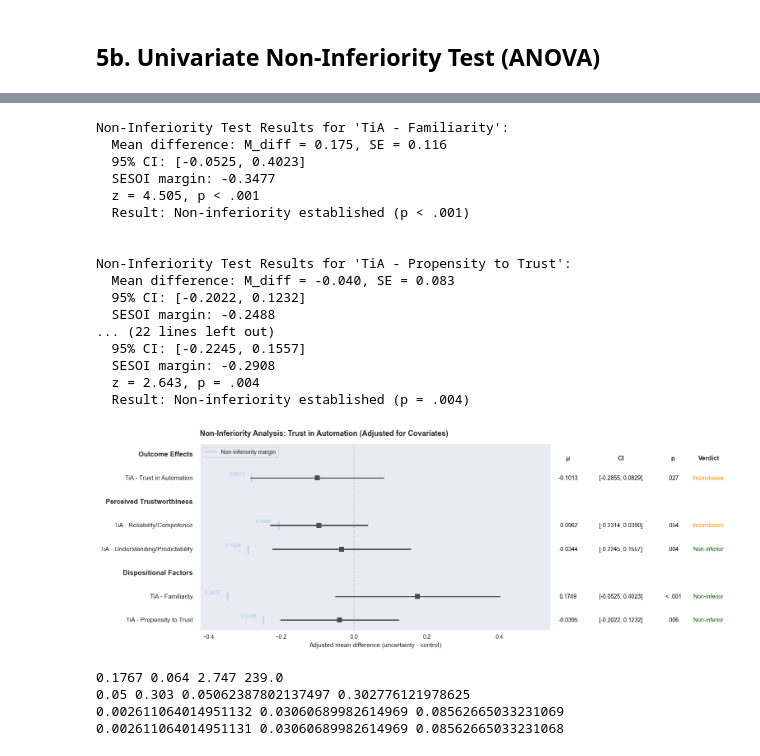
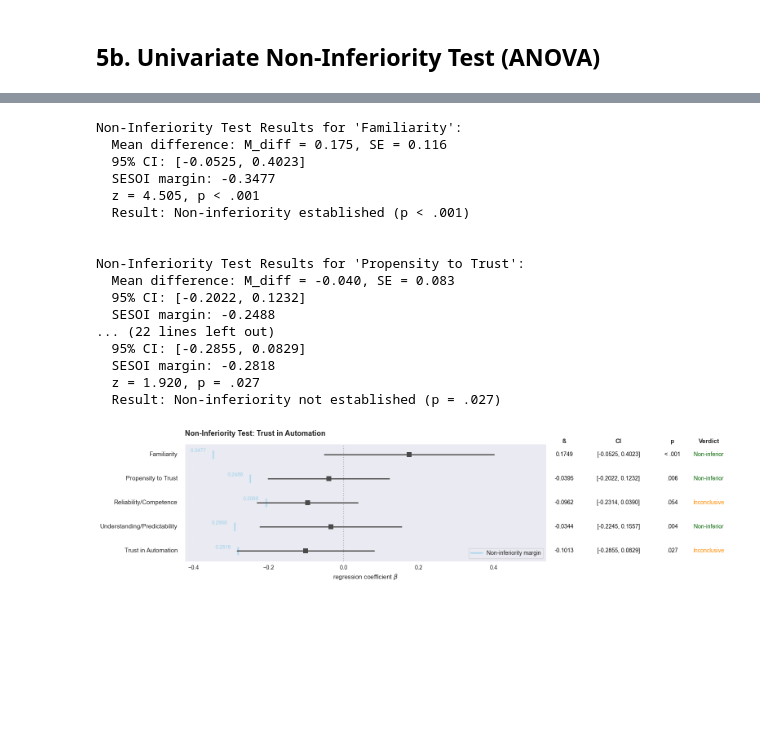
Before and after one commit to TimWiesner99/thesis-analysis, a Jupyter notebook: analysis/univariate.ipynb, the cells around one changed output, grey strips where cells are left out. Cells and saved outputs as stored; diff of their text form; code cells hidden in the pictures; blank space fills up the shorter version.

Commit message:
added combined equivalence plot

```diff
--- a/analysis/univariate.ipynb
+++ b/analysis/univariate.ipynb
@@ -10,7 +10,9 @@ hcsds_scales = scales.hcsds_scales
 ati_scales = scales.ati_scales
 manip_check_scales = scales.manip_check_scales
 
-scale_titles = scales.scale_titles
+for k in scales.scale_titles:
+    scales.scale_titles[k] = scales.scale_titles[k].replace('TiA - ', '')
+
 
 # Create output and plot directories if they don't exist
 plots_path = '../plots/univariate_analysis/'
@@ -283,86 +285,46 @@ import matplotlib.pyplot as plt
 
 coefficients = [result_tables[subscale][result_tables[subscale]['predictor'] == 'group_effect'].iloc[0]['coef'] for subscale in tia_scales]
 ses = [result_tables[subscale][result_tables[subscale]['predictor'] == 'group_effect'].iloc[0]['se'] for subscale in tia_scales]
 
-categories = {
-    'Outcome Effects': ['tia_t'],
-    'Perceived Trustworthiness': ['tia_rc', 'tia_up'],
-    'Dispositional Factors': ['tia_f', 'tia_pro']
-}
 
 fig, ax = plt.subplots(figsize=(25, 5))
 plot_noninferiority_test(
     effect_size=coefficients,
     sesoi=[ni_margin[subscale] for subscale in tia_scales],
     se=ses,
     alpha=alpha,
     variable_names=tia_scales,
-    variable_labels=scale_titles,
-    title='Non-Inferiority Analysis: Trust in Automation (Adjusted for Covariates)',
-    xlabel='Adjusted mean difference (uncertainty - control)',
-    categories=categories,
-    category_order=['Outcome Effects', 'Perceived Trustworthiness', 'Dispositional Factors'],
-    height_scale=0.7,
-    column_title_pos_shift=-0.5,
+    variable_labels=scales.scale_titles,
+    title='Non-Inferiority Test: Trust in Automation',
+    xlabel='regression coefficient $\\beta$',
+    height_scale=0.5,
+    column_title_pos_shift=0,
+    estimate_name='ß',
     ax=ax
 )
 
 plt.tight_layout()
 plt.savefig(f'{plots_path}univariate_noninferiority_test.png', dpi=150, transparent=True)
 plt.show()
 # %% [output]
-Non-Inferiority Test Results for 'TiA - Familiarity':
+Non-Inferiority Test Results for 'Familiarity':
   Mean difference: M_diff = 0.175, SE = 0.116
   95% CI: [-0.0525, 0.4023]
   SESOI margin: -0.3477
   z = 4.505, p < .001
   Result: Non-inferiority established (p < .001)
 
 
-Non-Inferiority Test Results for 'TiA - Propensity to Trust':
+Non-Inferiority Test Results for 'Propensity to Trust':
   Mean difference: M_diff = -0.040, SE = 0.083
   95% CI: [-0.2022, 0.1232]
   SESOI margin: -0.2488
 ... (22 lines left out)
-  95% CI: [-0.2245, 0.1557]
-  SESOI margin: -0.2908
-  z = 2.643, p = .004
-  Result: Non-inferiority established (p = .004)
+  95% CI: [-0.2855, 0.0829]
+  SESOI margin: -0.2818
+  z = 1.920, p = .027
+  Result: Non-inferiority not established (p = .027)
-[figure, old version]
+[figure, new version]
-# %%
-coef = result_tables['tia_f'][result_tables['tia_f']['predictor'] == 'age_c'].iloc[0]['coef']
-se = result_tables['tia_f'][result_tables['tia_f']['predictor'] == 'age_c'].iloc[0]['se']
-t = result_tables['tia_f'][result_tables['tia_f']['predictor'] == 'age_c'].iloc[0]['t']
-ci_lower = result_tables['tia_f'][result_tables['tia_f']['predictor'] == 'age_c'].iloc[0]['CI_lower']
-ci_higher = result_tables['tia_f'][result_tables['tia_f']['predictor'] == 'age_c'].iloc[0]['CI_higher']
-df = model_stats['tia_f']['df_resid']
-print(coef, se, t, df)
-
-ci_h = coef + stats.t.ppf(0.975, df) * se
-ci_l = coef + stats.t.ppf(0.025, df) * se
-print(ci_lower, ci_higher, ci_l, ci_h)
-
-
-
-eta_coef = convert_to_partial_eta_sq(t, df)
-
-# convert CI directly to eta
-eta_ci_h = convert_to_partial_eta_sq(ci_h/se, df)
-eta_ci_l = convert_to_partial_eta_sq(ci_l/se, df)
-
-print(eta_ci_l, eta_coef, eta_ci_h)
-
-
-# convert coef to t, then add CI range, then convert to eta
-eta_ci_h = convert_to_partial_eta_sq(coef/se + stats.t.ppf(0.975, df), df)
-eta_ci_l = convert_to_partial_eta_sq(coef/se + stats.t.ppf(0.025, df), df)
-
-print(eta_ci_l, eta_coef, eta_ci_h)
-# %% [output]
-0.1767 0.064 2.747 239.0
-0.05 0.303 0.05062387802137497 0.302776121978625
-0.002611064014951132 0.03060689982614969 0.08562665033231069
-0.002611064014951131 0.03060689982614969 0.08562665033231068
 # %%
 from scipy import stats
 from scipy.optimize import brentq
```
Also changed, not shown: parts of 5 cells of this notebook, 14 other files.
